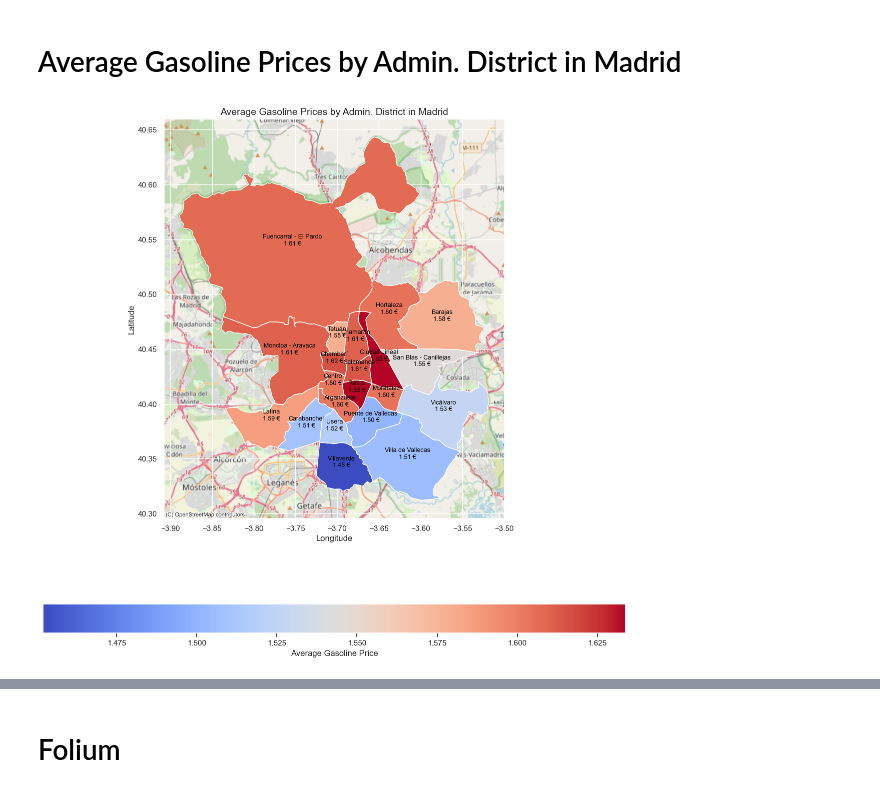
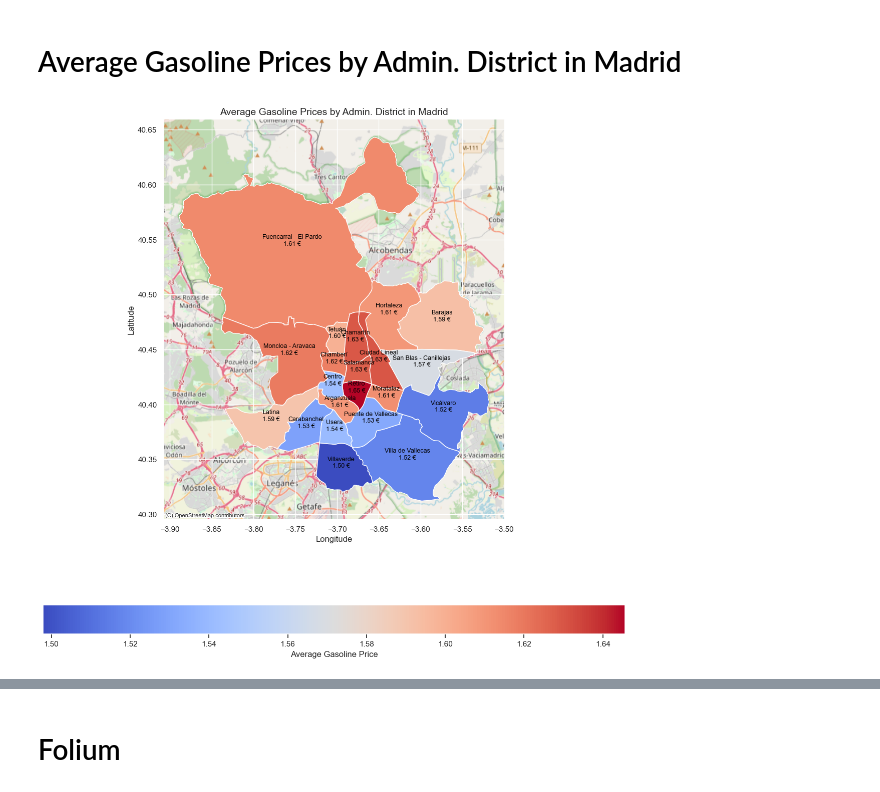
Before and after one commit to gerardovitale/travel-assistant, a Jupyter notebook: notebooks/visualizations.ipynb, the cells around one changed output, grey strips where cells are left out. Saved outputs shown, nothing was run; the diff lists cells and outputs as text; code cells hidden in the pictures.

```diff
--- a/notebooks/visualizations.ipynb
+++ b/notebooks/visualizations.ipynb
@@ -89,3 +89,5 @@ madrid_df.shape
+# %%
+max_date = max(madrid_df["date"])
 # %% [markdown]
 # Load MadridAdministrative District GeoJSON
 # %%
@@ -158,29 +156,32 @@ madrid_fuel_price_with_districts = gpd.sjoin(madrid_gdf, madrid_districts, how="
 # %% [markdown]
 # Average Gasoline Prices by Admin. District in Madrid
 # %%
-average_price_per_district = madrid_fuel_price_with_districts.groupby("nombre")["gasoline_95_e5_price"].mean().reset_index()
+average_price_per_district = madrid_fuel_price_with_districts[
+    madrid_fuel_price_with_districts["date"] == max_date
+].groupby("nombre")["gasoline_95_e5_price"].mean().reset_index()
+
 districts_gdf = madrid_districts.merge(average_price_per_district, left_on="nombre", right_on="nombre", how="left")
 
 # Plotting
 fig, ax = plt.subplots(figsize=(12, 12))
 districts_gdf.plot(
     column="gasoline_95_e5_price", cmap="coolwarm", legend=True, ax=ax,
     legend_kwds={"label": "Average Gasoline Price", "orientation": "horizontal"}
 )
 
 import contextily as ctx  # For basemap
 ctx.add_basemap(ax, crs=districts_gdf.crs.to_string(), source=ctx.providers.OpenStreetMap.Mapnik)
 
 for idx, row in districts_gdf.iterrows():
     centroid = row["geometry"].centroid
-    label = f"{row["nombre"]}\n{row["gasoline_95_e5_price"]:.2f} €"
+    label = f"{row['nombre']}\n{row['gasoline_95_e5_price']:.2f} €"
     ax.text(centroid.x, centroid.y, label, ha="center", fontsize=9, color="black") #, weight="bold")
 
 # Set title and labels
 plt.title("Average Gasoline Prices by Admin. District in Madrid", fontdict={"fontsize": 14})
 plt.xlabel("Longitude")
 plt.ylabel("Latitude")
 
 plt.tight_layout()
 # %% [output]
-[figure, old version]
+[figure, new version]
```
Also changed, not shown: parts of 9 cells of this notebook, 42 other files.
